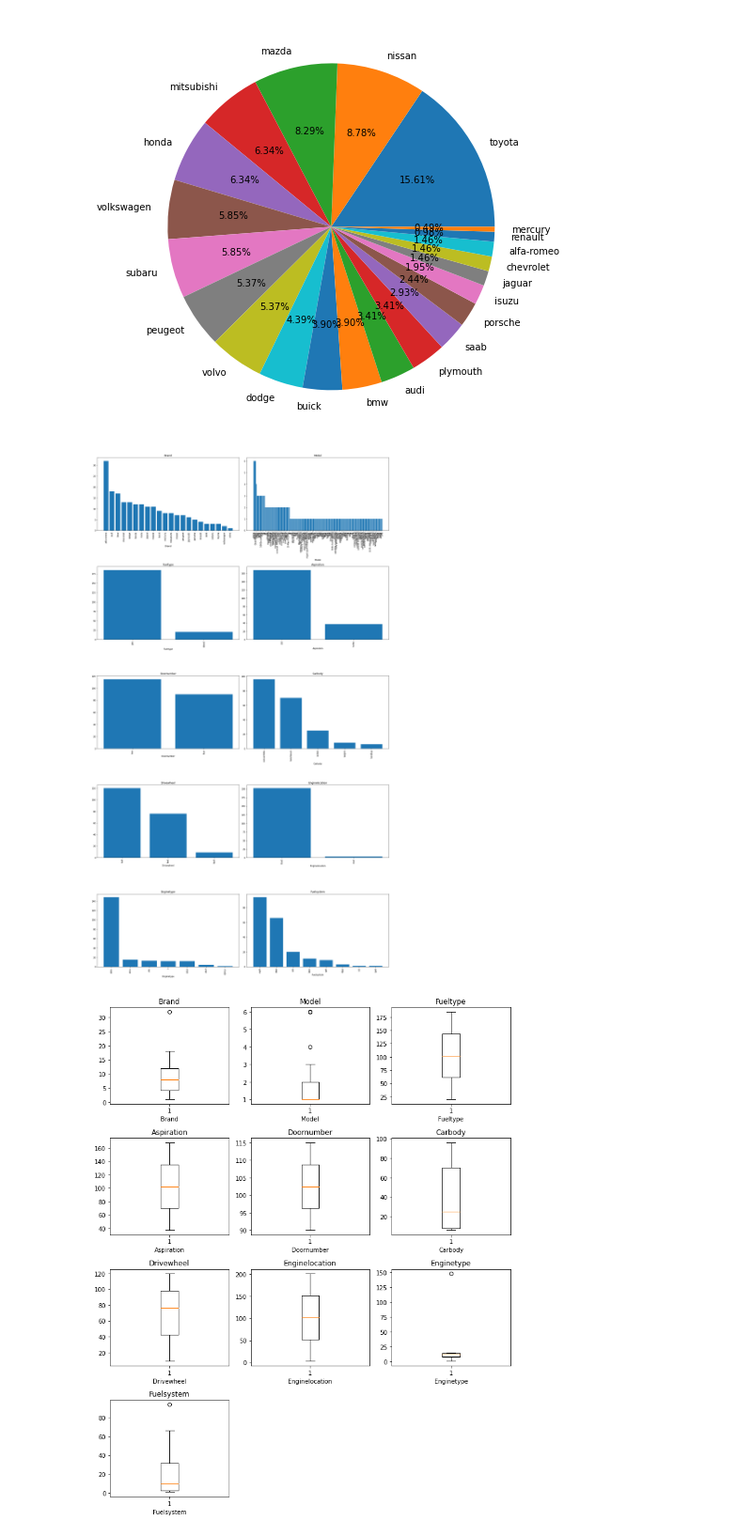
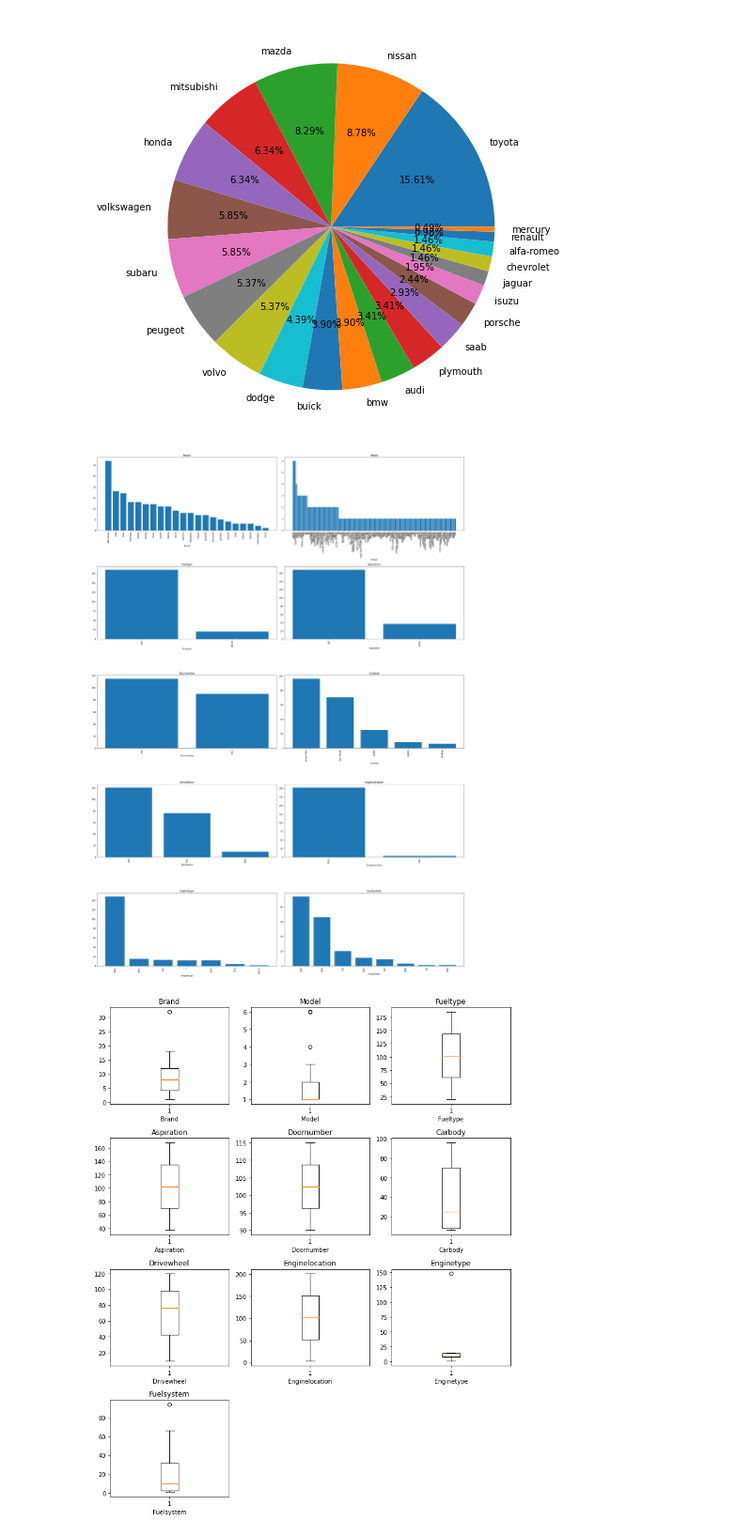
Before and after one commit to RahulWadwani/OIBSIP, a Jupyter notebook: Task 3/Car Price Prediction .ipynb, the cells around one changed output. Shown at 94% size. Saved outputs shown, nothing was run; the diff lists cells and outputs as text; code cells hidden in the pictures.

```diff
--- a/Task 3/Car Price Prediction .ipynb
+++ b/Task 3/Car Price Prediction .ipynb
@@ -263,26 +263,26 @@ plt.show()
 # %%
 def barPlot(col,fig):
     plt.subplot(5,2,fig)
     plt.bar(x = df[col].unique(),height =df[col].value_counts())
     plt.xticks(rotation = 90)
     plt.title(col.title())
     plt.xlabel(col.capitalize())
 
-plt.figure(figsize =(20,35))
+plt.figure(figsize =(25,35))
 barPlot('Brand',1)
 barPlot('Model',2)
 barPlot('fueltype',3)
 barPlot('aspiration',4)
 barPlot('doornumber',5)
 barPlot('carbody',6)
 barPlot('drivewheel',7)
 barPlot('enginelocation',8)
 barPlot('enginetype',9)
 barPlot('fuelsystem',10)
 plt.tight_layout()
 plt.show()
 # %% [output]
-[figure, old version]
+[figure, new version]
 # %%
 def boxPlot(col,fig):
     plt.subplot(5,3,fig)
```
Also changed, not shown: parts of 26 cells of this notebook.
